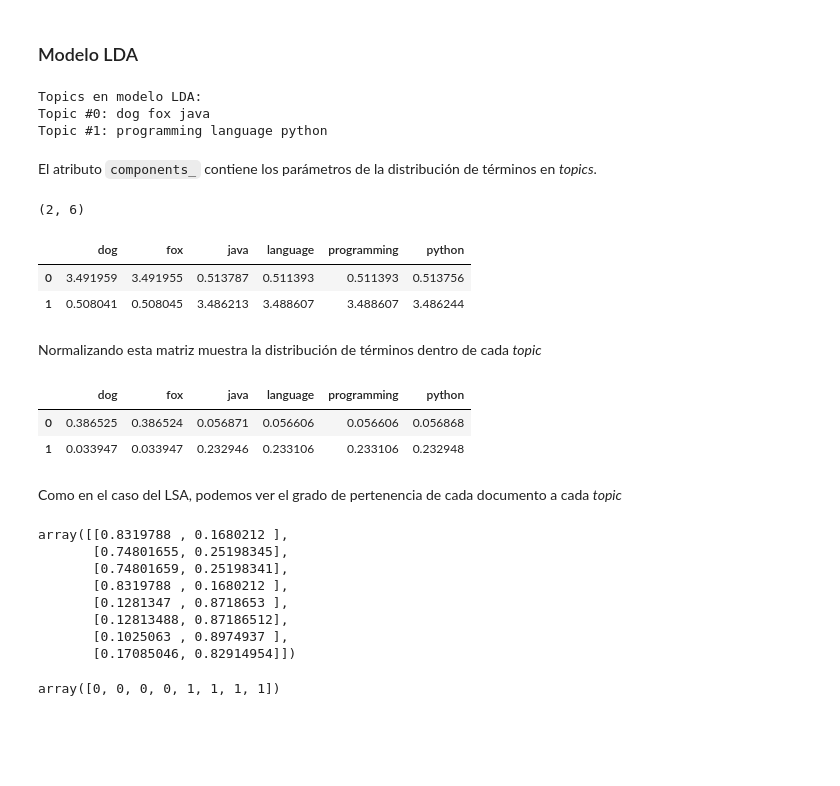
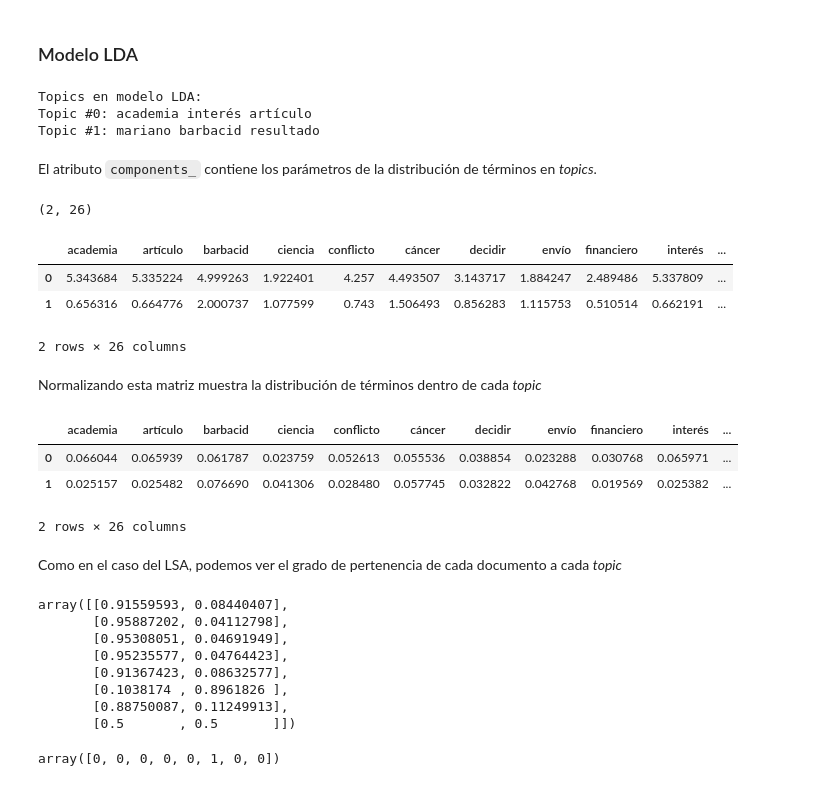
Before and after one commit to hepejaAED/ProyectoNLP, a Jupyter notebook: topic_modeling/Topic_modeling_NLP_noDL.ipynb, the cells around one changed output. Saved outputs shown, nothing was run; the diff lists cells and outputs as text; code cells hidden in the pictures; blank space fills up the shorter version.

```diff
--- a/topic_modeling/Topic_modeling_NLP_noDL.ipynb
+++ b/topic_modeling/Topic_modeling_NLP_noDL.ipynb
@@ -97,11 +112,14 @@ Calculamos los modelos para nuestro corpus (método `fit`) y vemos cuáles son l
 from sklearn.decomposition import TruncatedSVD, LatentDirichletAllocation
 
 # Ajustamos el modelo LSA
-lsa = TruncatedSVD(n_components=2).fit(tfidf)
+lsa = []
+for i in range(len(corpus)):
+    lsa.append(TruncatedSVD(n_components=2).fit(tfidf[i]))
 
+# Visualicemos, por ejemplo, los resultados para la primera noticia
 print("\nTopics en modelo LSA:")
-tfidf_feature_names = tfidf_vectorizer.get_feature_names_out()
+tfidf_feature_names = tfidf_vectorizer[0].get_feature_names_out()
 print(tfidf_feature_names)
-print_top_words(lsa, tfidf_feature_names, 3)
+print_top_words(lsa[0], tfidf_feature_names, 3)
 # %% [output]
 Topics en modelo LSA:
@@ -111,5 +132,6 @@ Topic #1: programming java language
 # %%
-for topic_idx, topic in enumerate(lsa.components_):
+# Seguimos con el ejemplo de la primera noticia
+for topic_idx, topic in enumerate(lsa[0].components_):
     print(f"\nTopic #{topic_idx}")
     for i, weight in enumerate(topic):
         print(f"{tfidf_feature_names[i]}: {weight:.3f}")
@@ -176,57 +237,64 @@ array([0, 0, 0, 0, 1, 1, 1, 1])
 ### Modelo LDA
 # %%
 # usamos características BoW para LDA.
-tf_vectorizer = CountVectorizer(min_df=2)
-tf = tf_vectorizer.fit_transform(norm_corpus)
+tf_vectorizer = []
+tf = []
+for i in range(len(corpus)):
+    tf_vectorizer.append(CountVectorizer(min_df=2).fit(corpus[i]))
+    tf.append(tf_vectorizer[i].transform(corpus[i]))
 # %%
 # Ajustamos el modelo LDA
-lda = LatentDirichletAllocation(n_components=2, max_iter=5,
+lda = []
+for i in range(len(corpus)):
+    lda.append(LatentDirichletAllocation(n_components=2, max_iter=5,
                                 learning_method='batch',
                                 learning_offset=50.,
-                                random_state=0).fit(tf)
+                                random_state=0).fit(tf[i]))
 
 print("\nTopics en modelo LDA:")
-tf_feature_names = tf_vectorizer.get_feature_names_out()
-print_top_words(lda, tf_feature_names, 3)
+tf_feature_names = tf_vectorizer[0].get_feature_names_out()
+print_top_words(lda[0], tf_feature_names, 3)
 # %% [output]
 Topics en modelo LDA:
-Topic #0: dog fox java
-Topic #1: programming language python
+Topic #0: academia interés artículo
+Topic #1: mariano barbacid resultado
 # %% [markdown]
 El atributo `components_` contiene los parámetros de la distribución de términos en *topics*.
 # %%
-lda.components_.shape
+lda[0].components_.shape
 # %% [output]
-(2, 6)
+(2, 26)
 # %%
-pd.DataFrame(lda.components_, columns=tfidf_feature_names)
+pd.DataFrame(lda[0].components_, columns=tfidf_feature_names)
 # %% [output]
-|  | dog | fox | java | language | programming | python |
-| 0 | 3.491959 | 3.491955 | 0.513787 | 0.511393 | 0.511393 | 0.513756 |
-| 1 | 0.508041 | 0.508045 | 3.486213 | 3.488607 | 3.488607 | 3.486244 |
+|  | academia | artículo | barbacid | ciencia | conflicto | cáncer | decidir | envío | financiero | interés | ... |
+| 0 | 5.343684 | 5.335224 | 4.999263 | 1.922401 | 4.257 | 4.493507 | 3.143717 | 1.884247 | 2.489486 | 5.337809 | ... |
+| 1 | 0.656316 | 0.664776 | 2.000737 | 1.077599 | 0.743 | 1.506493 | 0.856283 | 1.115753 | 0.510514 | 0.662191 | ... |
+2 rows × 26 columns
 # %% [markdown]
 Normalizando esta matriz muestra la distribución de términos dentro de cada *topic*
 # %%
-distribucion = lda.components_ / lda.components_.sum(axis=1)[:, np.newaxis]
+distribucion = lda[0].components_ / lda[0].components_.sum(axis=1)[:, np.newaxis]
 pd.DataFrame(distribucion, columns=tfidf_feature_names)
 # %% [output]
-|  | dog | fox | java | language | programming | python |
-| 0 | 0.386525 | 0.386524 | 0.056871 | 0.056606 | 0.056606 | 0.056868 |
-| 1 | 0.033947 | 0.033947 | 0.232946 | 0.233106 | 0.233106 | 0.232948 |
+|  | academia | artículo | barbacid | ciencia | conflicto | cáncer | decidir | envío | financiero | interés | ... |
+| 0 | 0.066044 | 0.065939 | 0.061787 | 0.023759 | 0.052613 | 0.055536 | 0.038854 | 0.023288 | 0.030768 | 0.065971 | ... |
+| 1 | 0.025157 | 0.025482 | 0.076690 | 0.041306 | 0.028480 | 0.057745 | 0.032822 | 0.042768 | 0.019569 | 0.025382 | ... |
+2 rows × 26 columns
 # %% [markdown]
 Como en el caso del LSA, podemos ver el grado de pertenencia de cada documento a cada *topic*
 # %%
-lda.transform(tf)
+lda[0].transform(tf[0])
 # %% [output]
-array([[0.8319788 , 0.1680212 ],
-       [0.74801655, 0.25198345],
-       [0.74801659, 0.25198341],
-       [0.8319788 , 0.1680212 ],
-       [0.1281347 , 0.8718653 ],
-       [0.12813488, 0.87186512],
-       [0.1025063 , 0.8974937 ],
-       [0.17085046, 0.82914954]])
+array([[0.91559593, 0.08440407],
+       [0.95887202, 0.04112798],
+       [0.95308051, 0.04691949],
+       [0.95235577, 0.04764423],
+       [0.91367423, 0.08632577],
+       [0.1038174 , 0.8961826 ],
+       [0.88750087, 0.11249913],
+       [0.5       , 0.5       ]])
 # %%
-np.argmax(lda.transform(tf), axis=1)
+np.argmax(lda[0].transform(tf[0]), axis=1)
 # %% [output]
-array([0, 0, 0, 0, 1, 1, 1, 1])
+array([0, 0, 0, 0, 0, 1, 0, 0])
```
Also changed, not shown: parts of 12 cells of this notebook.
